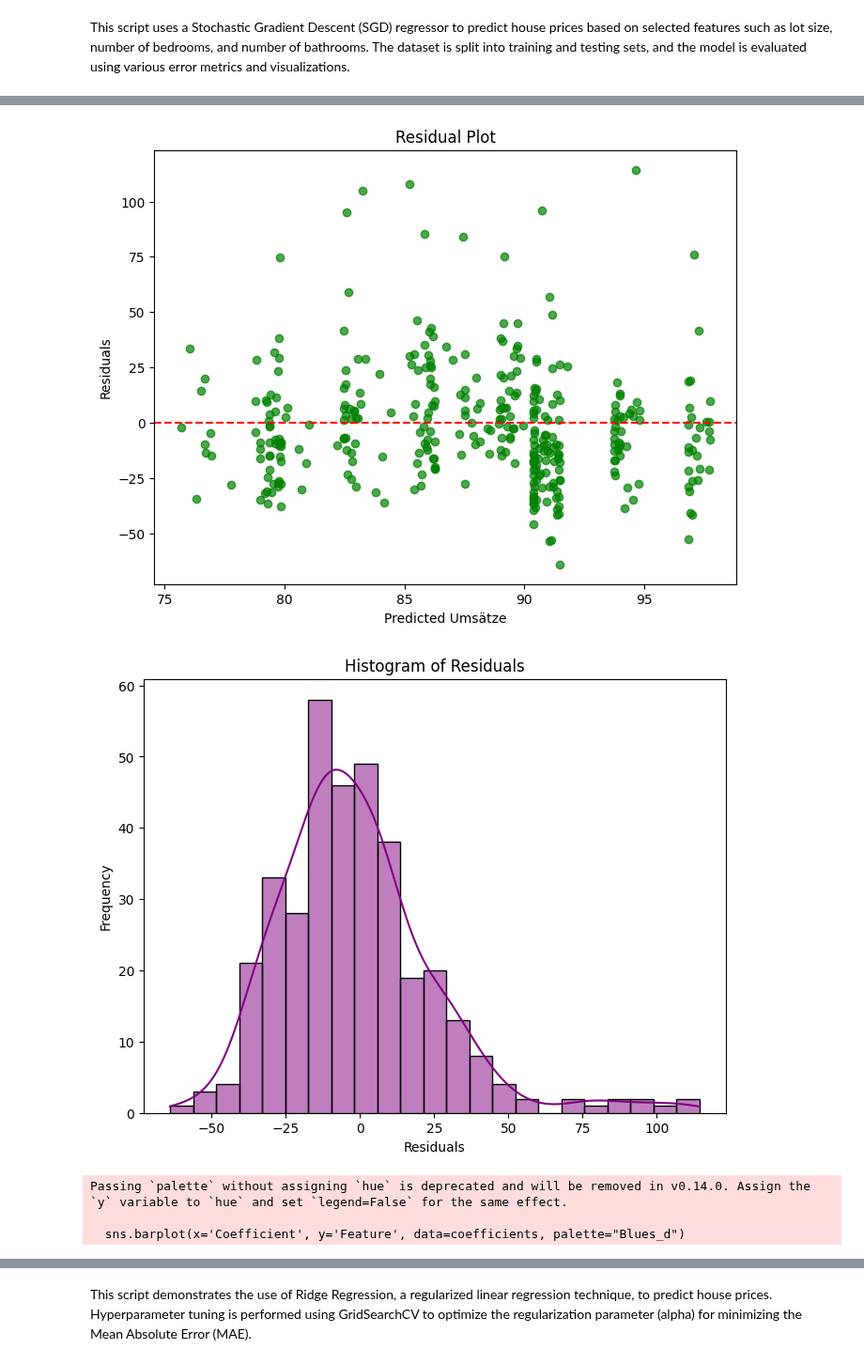
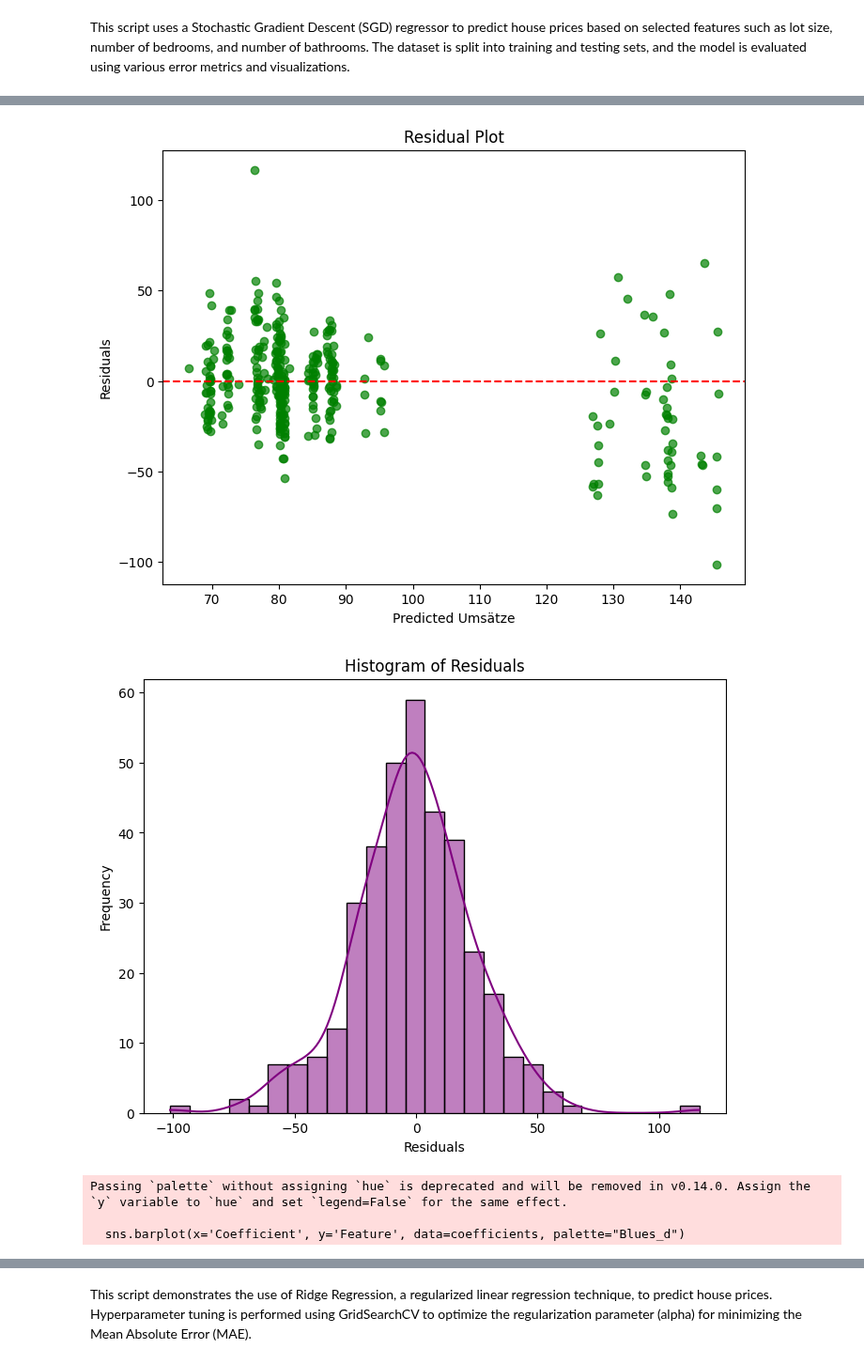
Before and after one commit to Fiesa00/DS_ML_Gr_1.5, a Jupyter notebook: 2_BaselineModel/Baseline-Model W4.ipynb, the cells around one changed output, grey strips where cells are left out. Shown at 94% size. Cells and saved outputs as stored; diff of their text form; code cells hidden in the pictures.

```diff
--- a/2_BaselineModel/Baseline-Model W4.ipynb
+++ b/2_BaselineModel/Baseline-Model W4.ipynb
@@ -242,7 +242,7 @@ data=data
 #'Inflationsrate','Heimspiel', 'Markt','Temperatur','Monat' ,'Frühling','Winter','Temp_warm','Temp_average','Tuesday','Wednesday','Thursday','Friday', 'Sunday','Schulferien','Feiertage', 'Niederschlag','Schneehoehe'
 # Features include 'Inflationsrate','Heimspiel','Weihnachtsmarkt', 'Markt','Monat' ,'Frühling','Sommer','Herbst','Winter','Temp_warm','Temp_cold','Temp_average', 'Monday','Tuesday','Wednesday','Thursday','Friday','Saturday','Sunday','Schulferien','Semesterferien','Feiertage', 'Schneehoehe','Sonnenschein','KielerWoche'
 #'Inflationsrate','Heimspiel','Weihnachtsmarkt', 'Markt','Temperatur','Monat' ,'Frühling','Sommer','Herbst','Winter','Temp_warm','Temp_cold','Temp_average', 'Monday','Tuesday','Wednesday','Thursday','Friday','Saturday','Sunday','Schulferien','Semesterferien','Feiertage','Niederschlag', 'Schneehoehe','Sonnenschein','KielerWoche'
-features = ['Sommer','Herbst','Temp_cold','Saturday','Semesterferien','Sonnenschein','KielerWoche']
+features = ['Sommer','Herbst','Temp_cold','Saturday','Semesterferien','Sonnenschein','KielerWoche','Werktag']
 X = data[features] #target variable: Umsatz
 y=data['Umsatz']
 
@@ -337,5 +337,5 @@ Mean Absolute Percentage Error (MAPE): 25.13%
-[figure, old version]
+[figure, new version]
-[figure, old version]
+[figure, new version]
 Passing `palette` without assigning `hue` is deprecated and will be removed in v0.14.0. Assign the `y` variable to `hue` and set `legend=False` for the same effect.
 
   sns.barplot(x='Coefficient', y='Feature', data=coefficients, palette="Blues_d")
```
Also changed, not shown: parts of 6 cells of this notebook, 4 other files.
